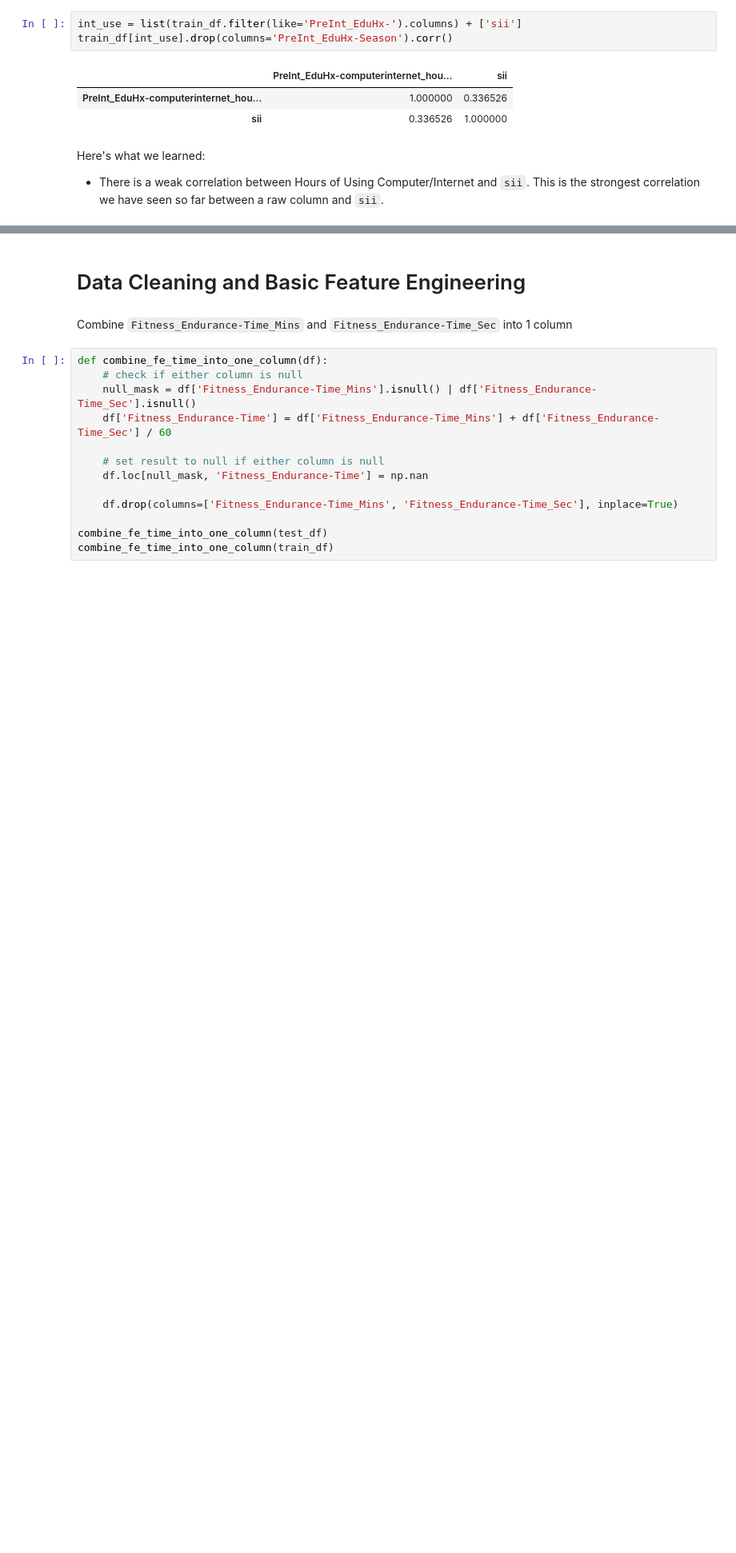
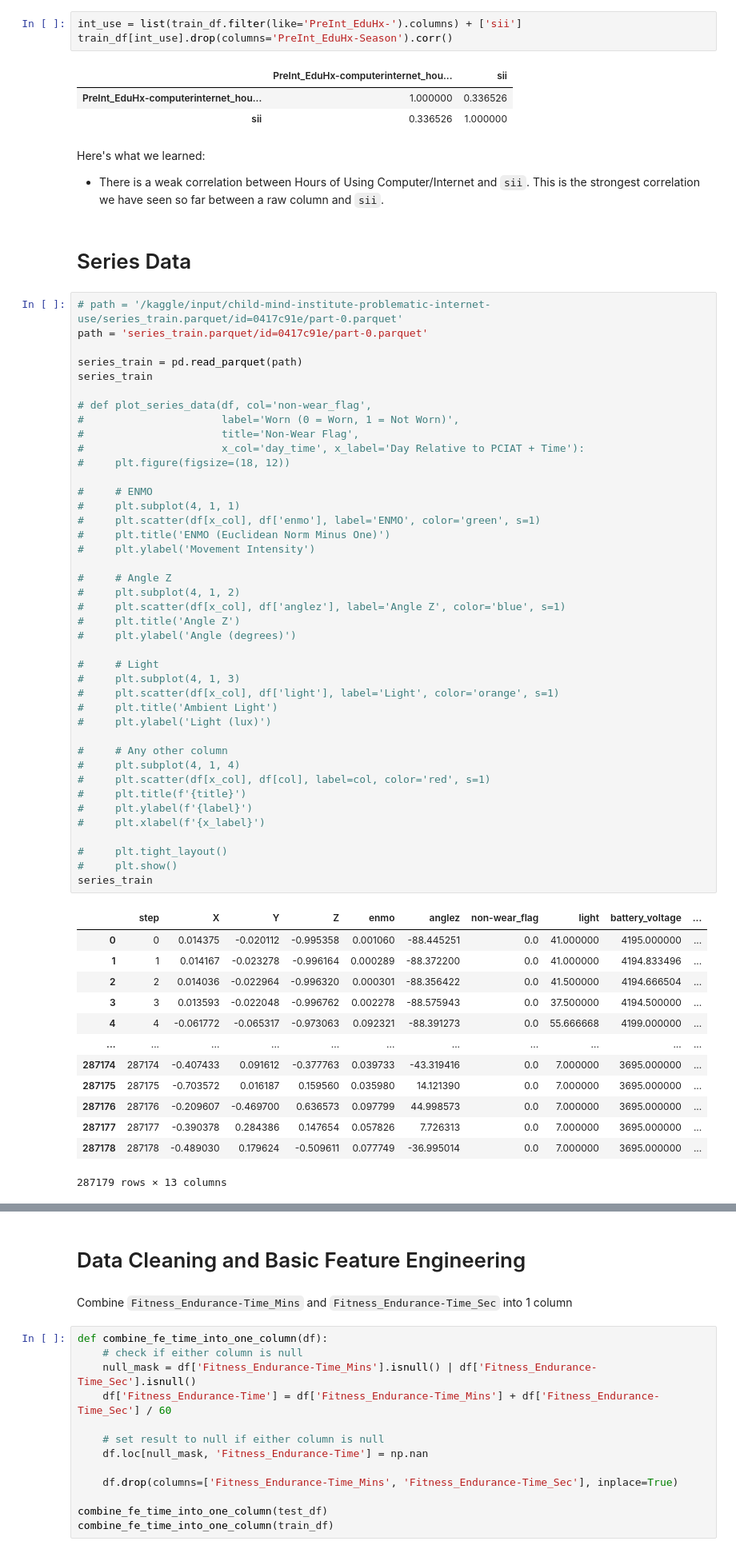
Before and after one commit to crmueller100/child-mind-institute-problematic-internet-use, a Jupyter notebook: predict_severity_impairment_index.ipynb, the cells around one changed output, grey strips where cells are left out. Shown at 80% size. Cells and saved outputs as stored; diff of their text form; blank space fills up the shorter version.

```diff
--- a/predict_severity_impairment_index.ipynb
+++ b/predict_severity_impairment_index.ipynb
@@ -356,3 +356,60 @@ train_df[int_use].drop(columns='PreInt_EduHx-Season').corr()
 # %% [markdown]
 Here's what we learned:
 - There is a weak correlation between Hours of Using Computer/Internet and `sii`. This is the strongest correlation we have seen so far between a raw column and `sii`.
+# %% [markdown]
+# Series Data
+# %%
+# path = '/kaggle/input/child-mind-institute-problematic-internet-use/series_train.parquet/id=0417c91e/part-0.parquet'
+path = 'series_train.parquet/id=0417c91e/part-0.parquet'
+
+series_train = pd.read_parquet(path)
+series_train
+
+# def plot_series_data(df, col='non-wear_flag',
+#                      label='Worn (0 = Worn, 1 = Not Worn)',
+#                      title='Non-Wear Flag',
+#                      x_col='day_time', x_label='Day Relative to PCIAT + Time'):
+#     plt.figure(figsize=(18, 12))
+
+#     # ENMO
+#     plt.subplot(4, 1, 1)
+#     plt.scatter(df[x_col], df['enmo'], label='ENMO', color='green', s=1)
+#     plt.title('ENMO (Euclidean Norm Minus One)')
+#     plt.ylabel('Movement Intensity')
+
+#     # Angle Z
+#     plt.subplot(4, 1, 2)
+#     plt.scatter(df[x_col], df['anglez'], label='Angle Z', color='blue', s=1)
+#     plt.title('Angle Z')
+#     plt.ylabel('Angle (degrees)')
+
+#     # Light
+#     plt.subplot(4, 1, 3)
+#     plt.scatter(df[x_col], df['light'], label='Light', color='orange', s=1)
+#     plt.title('Ambient Light')
+#     plt.ylabel('Light (lux)')
+
+#     # Any other column
+#     plt.subplot(4, 1, 4)
+#     plt.scatter(df[x_col], df[col], label=col, color='red', s=1)
+#     plt.title(f'{title}')
+#     plt.ylabel(f'{label}')
+#     plt.xlabel(f'{x_label}')
+
+#     plt.tight_layout()
+#     plt.show()
+series_train
+# %% [output]
+|  | step | X | Y | Z | enmo | anglez | non-wear_flag | light | battery_voltage | ... |
+| 0 | 0 | 0.014375 | -0.020112 | -0.995358 | 0.001060 | -88.445251 | 0.0 | 41.000000 | 4195.000000 | ... |
+| 1 | 1 | 0.014167 | -0.023278 | -0.996164 | 0.000289 | -88.372200 | 0.0 | 41.000000 | 4194.833496 | ... |
+| 2 | 2 | 0.014036 | -0.022964 | -0.996320 | 0.000301 | -88.356422 | 0.0 | 41.500000 | 4194.666504 | ... |
+| 3 | 3 | 0.013593 | -0.022048 | -0.996762 | 0.002278 | -88.575943 | 0.0 | 37.500000 | 4194.500000 | ... |
+| 4 | 4 | -0.061772 | -0.065317 | -0.973063 | 0.092321 | -88.391273 | 0.0 | 55.666668 | 4199.000000 | ... |
+| ... | ... | ... | ... | ... | ... | ... | ... | ... | ... | ... |
+| 287174 | 287174 | -0.407433 | 0.091612 | -0.377763 | 0.039733 | -43.319416 | 0.0 | 7.000000 | 3695.000000 | ... |
+| 287175 | 287175 | -0.703572 | 0.016187 | 0.159560 | 0.035980 | 14.121390 | 0.0 | 7.000000 | 3695.000000 | ... |
+| 287176 | 287176 | -0.209607 | -0.469700 | 0.636573 | 0.097799 | 44.998573 | 0.0 | 7.000000 | 3695.000000 | ... |
+| 287177 | 287177 | -0.390378 | 0.284386 | 0.147654 | 0.057826 | 7.726313 | 0.0 | 7.000000 | 3695.000000 | ... |
+| 287178 | 287178 | -0.489030 | 0.179624 | -0.509611 | 0.077749 | -36.995014 | 0.0 | 7.000000 | 3695.000000 | ... |
+287179 rows × 13 columns
```
Also changed, not shown: parts of 8 cells of this notebook.
